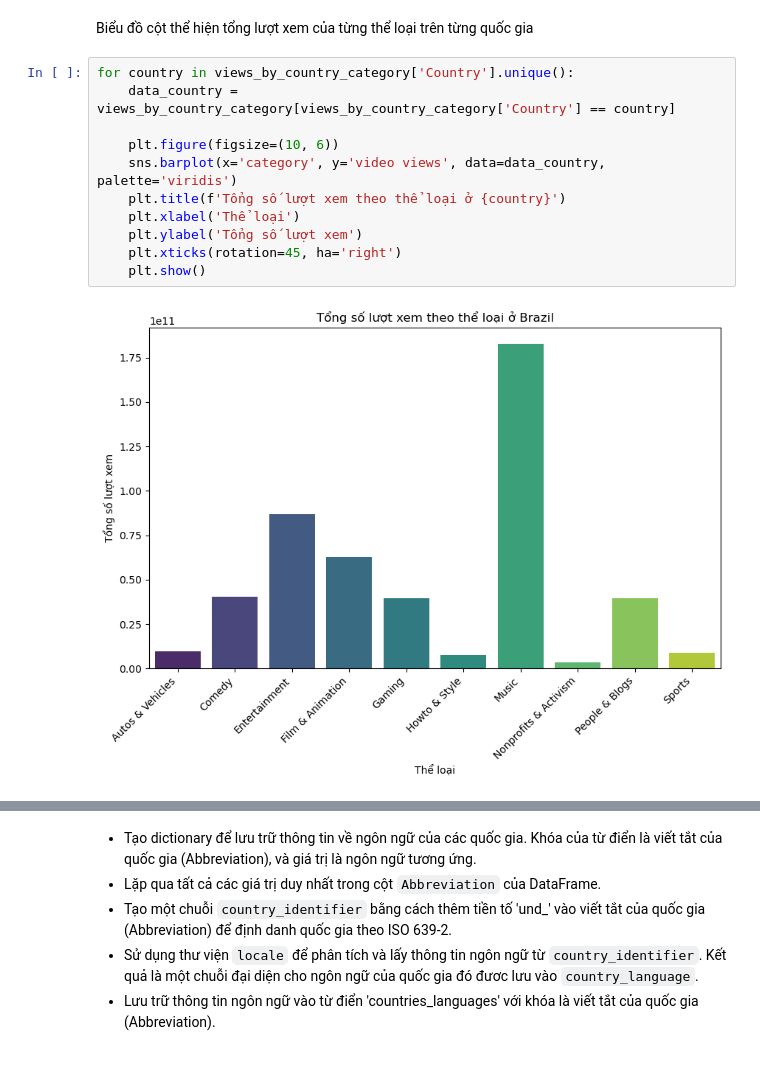
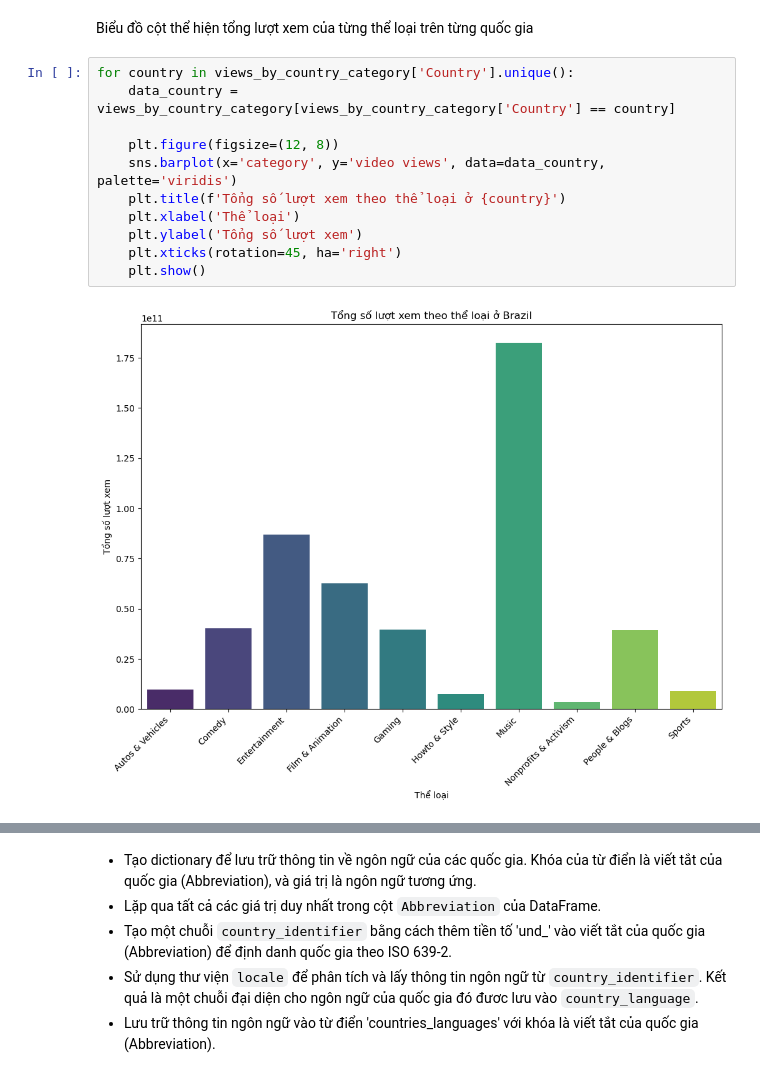
Before and after one commit to BaoDias2505/Final_Project_P4DS, a Jupyter notebook: 21127221_21127583.ipynb, the cells around one changed output, grey strips where cells are left out. Drawn from its saved outputs; the diff is of its cells as text.

```diff
--- a/21127221_21127583.ipynb
+++ b/21127221_21127583.ipynb
@@ -639,13 +641,13 @@ Biểu đồ cột thể hiện tổng lượt xem của từng thể loại tr
 # %%
 for country in views_by_country_category['Country'].unique():
     data_country = views_by_country_category[views_by_country_category['Country'] == country]
 
-    plt.figure(figsize=(10, 6))
+    plt.figure(figsize=(12, 8))
     sns.barplot(x='category', y='video views', data=data_country, palette='viridis')
     plt.title(f'Tổng số lượt xem theo thể loại ở {country}')
     plt.xlabel('Thể loại')
     plt.ylabel('Tổng số lượt xem')
     plt.xticks(rotation=45, ha='right')
     plt.show()
 # %% [output]
-[figure, old version]
+[figure, new version]
```
Also changed, not shown: parts of 15 cells of this notebook.
